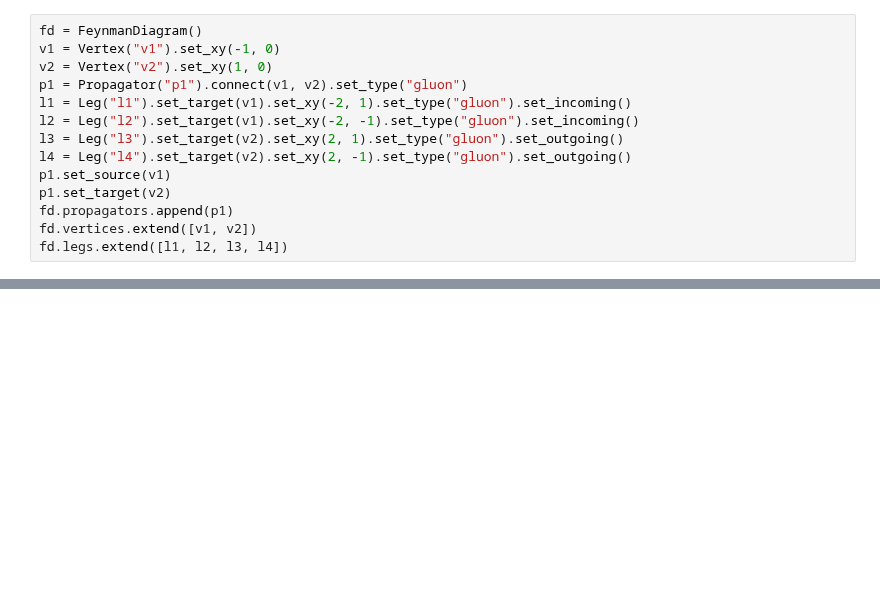
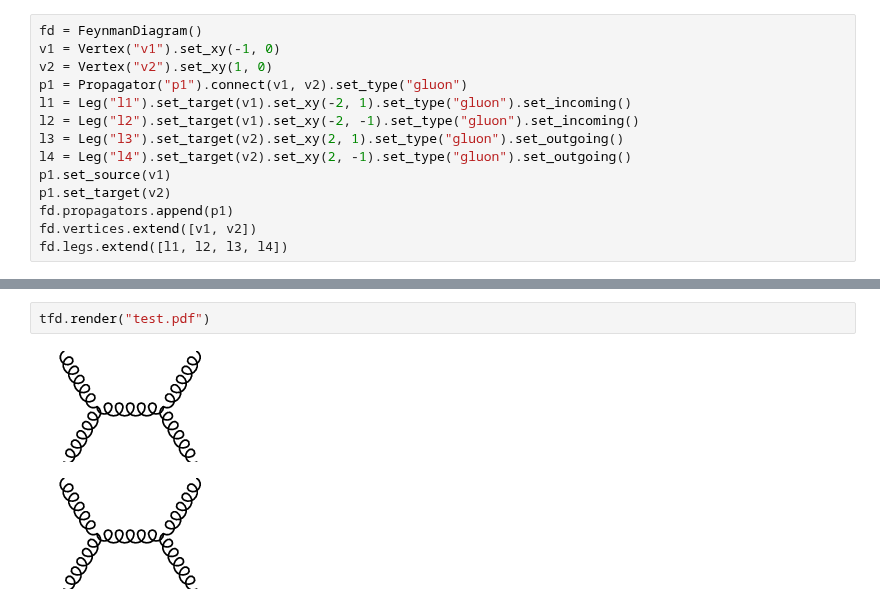
Before and after one commit to kpedro88/pyfeyn, a Jupyter notebook: docs/source/examples/FeynMP.ipynb, the cells around one changed output, grey strips where cells are left out. Cells and saved outputs as stored; diff of their text form; blank space fills up the shorter version.

```diff
--- a/docs/source/examples/FeynMP.ipynb
+++ b/docs/source/examples/FeynMP.ipynb
@@ -59,2 +45,7 @@ mpost tmp-qcjdkzszep.mp
 [figure]
 [figure]
+# %%
+tfd.render("test.pdf")
+# %% [output]
+[figure, added]
+[figure, added]
```
Also changed, not shown: parts of 2 cells of this notebook, 4 other files.
